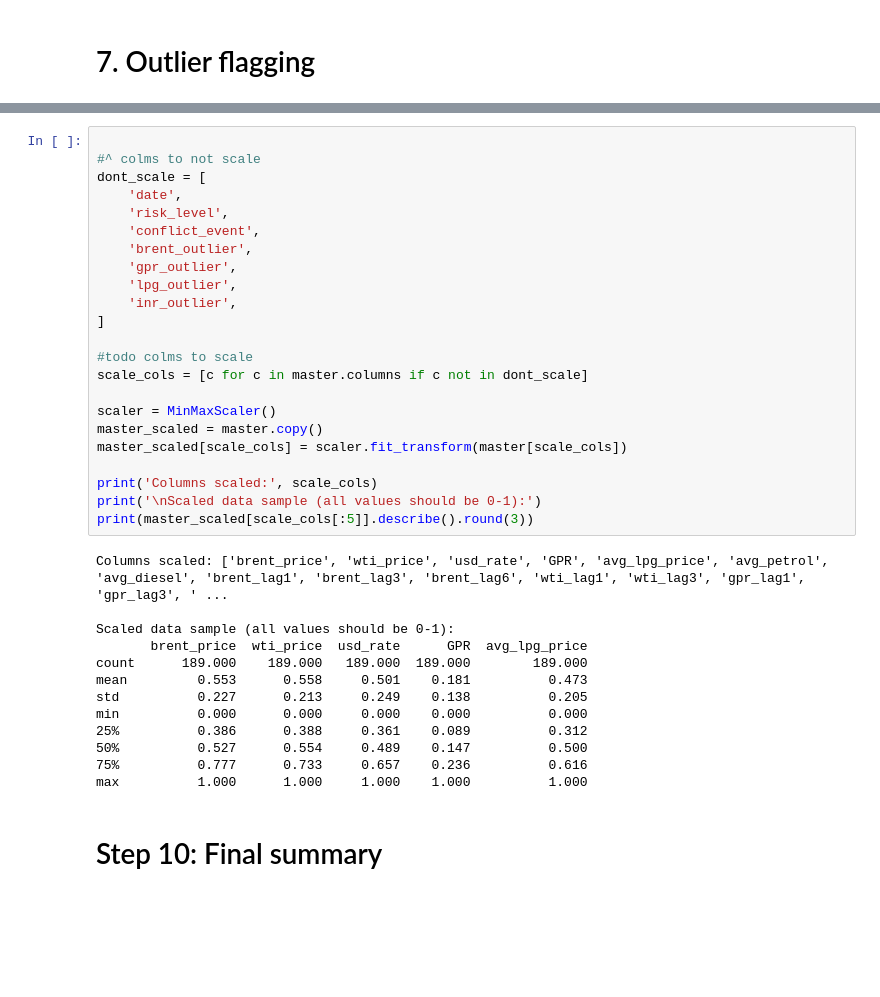
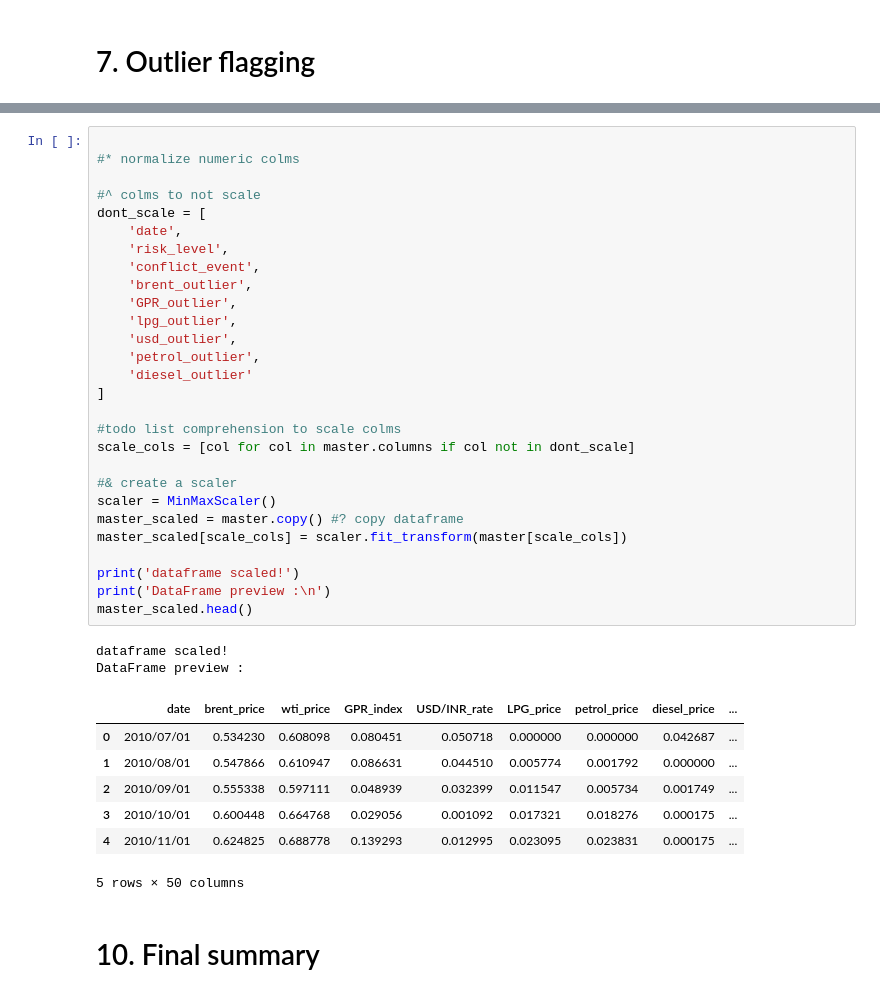
Before and after one commit to Anas-Quazi/Petro-Analyst, a Jupyter notebook: Data_Preprocessing/feature_engineering.ipynb, the cells around one changed output, grey strips where cells are left out. Saved outputs shown, nothing was run; the diff lists cells and outputs as text; blank space fills up the shorter version.

Commit message:
Transformation: Completed feature engineering and created ML ready dataset

```diff
--- a/Data_Preprocessing/feature_engineering.ipynb
+++ b/Data_Preprocessing/feature_engineering.ipynb
@@ -410,38 +486,40 @@ master
-# %%
-
-#^ colms to not scale
-dont_scale = [
-    'date',
-    'risk_level',
-    'conflict_event',
-    'brent_outlier',
-    'gpr_outlier',
-    'lpg_outlier',
-    'inr_outlier',
-]
-
-#todo colms to scale
-scale_cols = [c for c in master.columns if c not in dont_scale]
-
-scaler = MinMaxScaler()
-master_scaled = master.copy()
-master_scaled[scale_cols] = scaler.fit_transform(master[scale_cols])
-
-print('Columns scaled:', scale_cols)
-print('\nScaled data sample (all values should be 0-1):')
-print(master_scaled[scale_cols[:5]].describe().round(3))
-# %% [output]
-Columns scaled: ['brent_price', 'wti_price', 'usd_rate', 'GPR', 'avg_lpg_price', 'avg_petrol', 'avg_diesel', 'brent_lag1', 'brent_lag3', 'brent_lag6', 'wti_lag1', 'wti_lag3', 'gpr_lag1', 'gpr_lag3', ' ...
-
-Scaled data sample (all values should be 0-1):
-       brent_price  wti_price  usd_rate      GPR  avg_lpg_price
-count      189.000    189.000   189.000  189.000        189.000
-mean         0.553      0.558     0.501    0.181          0.473
-std          0.227      0.213     0.249    0.138          0.205
-min          0.000      0.000     0.000    0.000          0.000
-25%          0.386      0.388     0.361    0.089          0.312
-50%          0.527      0.554     0.489    0.147          0.500
-75%          0.777      0.733     0.657    0.236          0.616
-max          1.000      1.000     1.000    1.000          1.000
+# %%
+
+#* normalize numeric colms
+
+#^ colms to not scale
+dont_scale = [
+    'date',
+    'risk_level',
+    'conflict_event',
+    'brent_outlier',
+    'GPR_outlier',
+    'lpg_outlier',
+    'usd_outlier',
+    'petrol_outlier',
+    'diesel_outlier'
+]
+
+#todo list comprehension to scale colms
+scale_cols = [col for col in master.columns if col not in dont_scale]
+
+#& create a scaler
+scaler = MinMaxScaler()
+master_scaled = master.copy() #? copy dataframe
+master_scaled[scale_cols] = scaler.fit_transform(master[scale_cols])
+
+print('dataframe scaled!')
+print('DataFrame preview :\n')
+master_scaled.head()
+# %% [output]
+dataframe scaled!
+DataFrame preview :
+|  | date | brent_price | wti_price | GPR_index | USD/INR_rate | LPG_price | petrol_price | diesel_price | ... |
+| 0 | 2010/07/01 | 0.534230 | 0.608098 | 0.080451 | 0.050718 | 0.000000 | 0.000000 | 0.042687 | ... |
+| 1 | 2010/08/01 | 0.547866 | 0.610947 | 0.086631 | 0.044510 | 0.005774 | 0.001792 | 0.000000 | ... |
+| 2 | 2010/09/01 | 0.555338 | 0.597111 | 0.048939 | 0.032399 | 0.011547 | 0.005734 | 0.001749 | ... |
+| 3 | 2010/10/01 | 0.600448 | 0.664768 | 0.029056 | 0.001092 | 0.017321 | 0.018276 | 0.000175 | ... |
+| 4 | 2010/11/01 | 0.624825 | 0.688778 | 0.139293 | 0.012995 | 0.023095 | 0.023831 | 0.000175 | ... |
+5 rows × 50 columns
 # %% [markdown]
-# Step 10: Final summary
+# 10. Final summary
```
Also changed, not shown: parts of 43 cells of this notebook.
